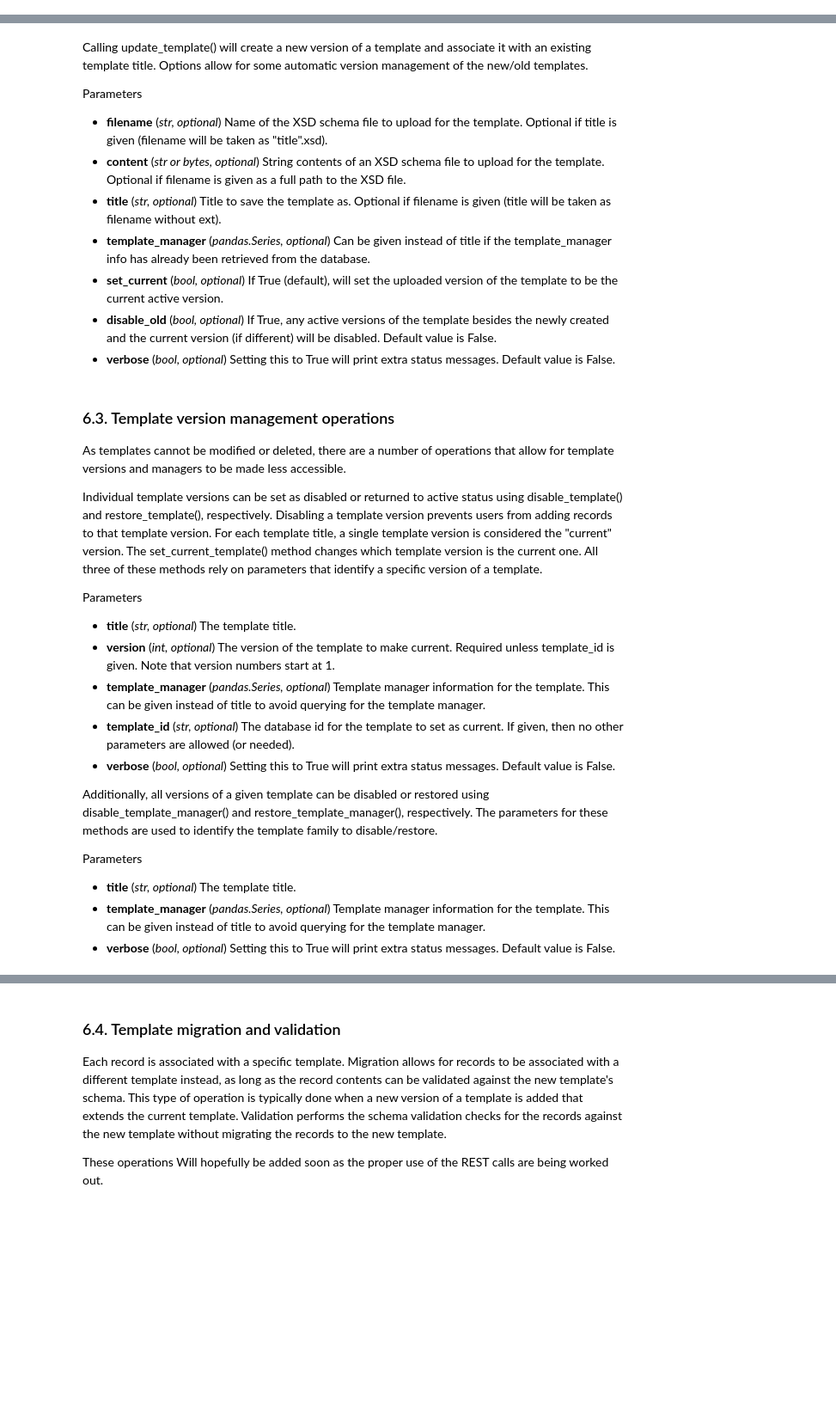
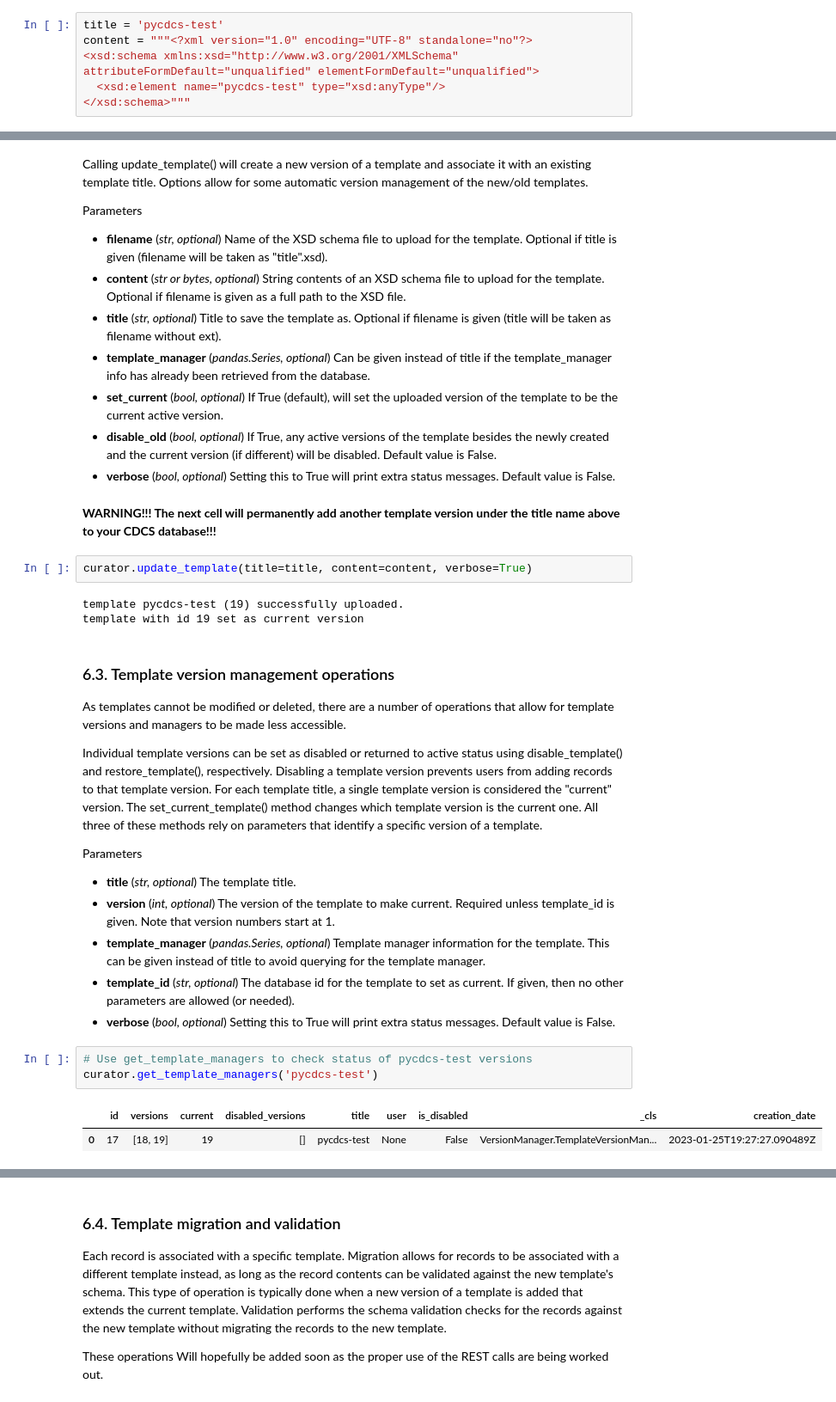
Before and after one commit to usnistgov/pycdcs, a Jupyter notebook: CDCS Data Management.ipynb, the cells around one changed output, grey strips where cells are left out. Shown at 86% size. Saved outputs shown, nothing was run; the diff lists cells and outputs as text; blank space fills up the shorter version.

```diff
--- a/CDCS Data Management.ipynb
+++ b/CDCS Data Management.ipynb
@@ -540,3 +542,9 @@ Parameters
 - __title__ (*str, optional*) Title to save the template as.  Optional if filename is given (title will be taken as filename without ext).
 - __useronly__ (*bool, optional*) If True, the template will be associated only with the user. If False (default), it will be made a global template.
 - __verbose__ (*bool, optional*) Setting this to True will print extra status messages.  Default value is False.
+# %%
+title = 'pycdcs-test'
+content = """<?xml version="1.0" encoding="UTF-8" standalone="no"?>
+<xsd:schema xmlns:xsd="http://www.w3.org/2001/XMLSchema" attributeFormDefault="unqualified" elementFormDefault="unqualified">
+  <xsd:element name="pycdcs-test" type="xsd:anyType"/>
+</xsd:schema>"""
@@ -552,6 +566,13 @@ Parameters
 - __set_current__ (*bool, optional*) If True (default), will set the uploaded version of the template to be the current active version.
 - __disable_old__ (*bool, optional*) If True, any active versions of the template besides the newly created and the current version (if different) will be disabled.  Default value is False.
 - __verbose__ (*bool, optional*) Setting this to True will print extra status messages.  Default value is False.
+# %% [markdown]
+__WARNING!!! The next cell will permanently add another template version under the title name above to your CDCS database!!!__
+# %%
+curator.update_template(title=title, content=content, verbose=True)
+# %% [output]
+template pycdcs-test (19) successfully uploaded.
+template with id 19 set as current version
 # %% [markdown]
 ### 6.3. Template version management operations
 
@@ -566,11 +587,9 @@ Parameters
 - __template_manager__ (*pandas.Series, optional*) Template manager information for the template.  This can be given instead of title to avoid querying for the template manager.
 - __template_id__ (*str, optional*) The database id for the template to set as current.  If given, then no other parameters are allowed (or needed).
 - __verbose__ (*bool, optional*) Setting this to True will print extra status messages.  Default value is False.
-
-Additionally, all versions of a given template can be disabled or restored using disable_template_manager() and restore_template_manager(), respectively.  The parameters for these methods are used to identify the template family to disable/restore.
-
-Parameters
-
-- __title__ (*str, optional*) The template title.
-- __template_manager__ (*pandas.Series, optional*) Template manager information for the template.  This can be given instead of title to avoid querying for the template manager.
-- __verbose__ (*bool, optional*) Setting this to True will print extra status messages.  Default value is False.
+# %%
+# Use get_template_managers to check status of pycdcs-test versions
+curator.get_template_managers('pycdcs-test')
+# %% [output]
+|  | id | versions | current | disabled_versions | title | user | is_disabled | _cls | creation_date |
+| 0 | 17 | [18, 19] | 19 | [] | pycdcs-test | None | False | VersionManager.TemplateVersionMan... | 2023-01-25T19:27:27.090489Z |
```
Also changed, not shown: parts of 29 cells of this notebook.
